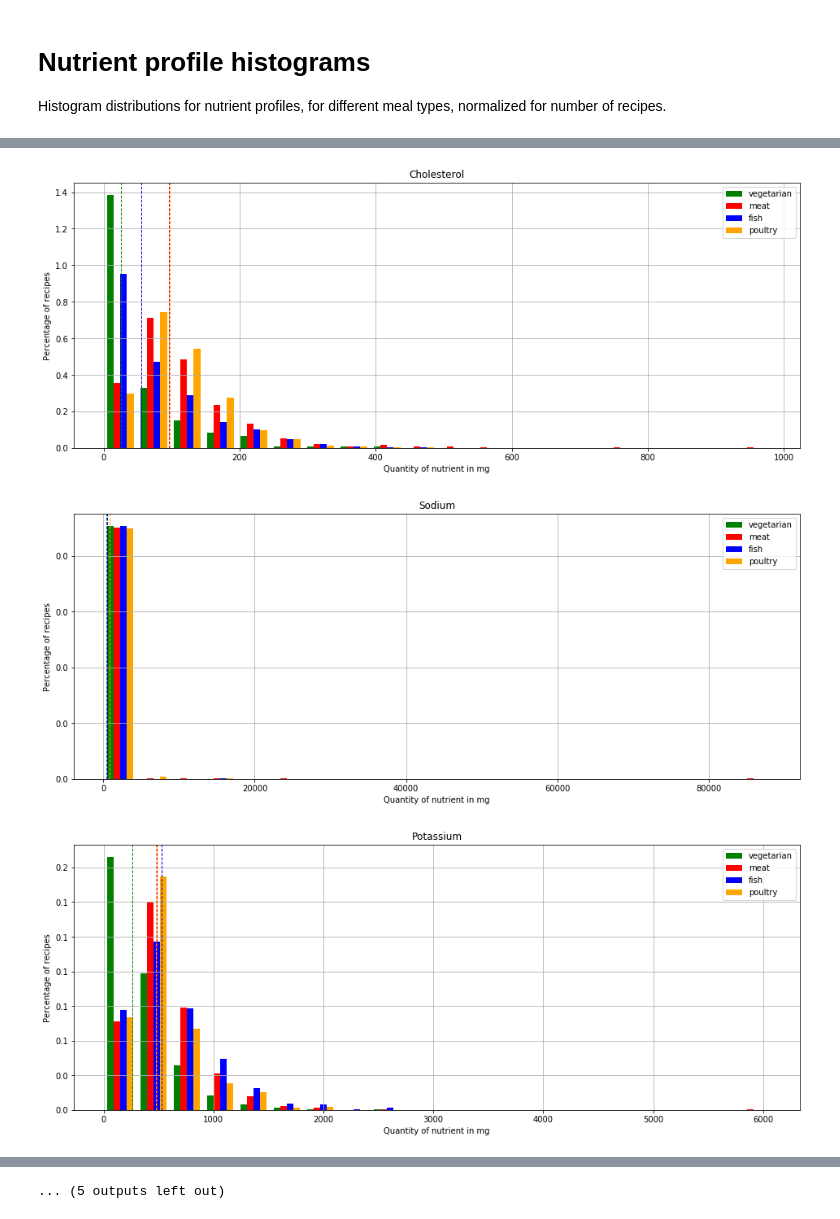
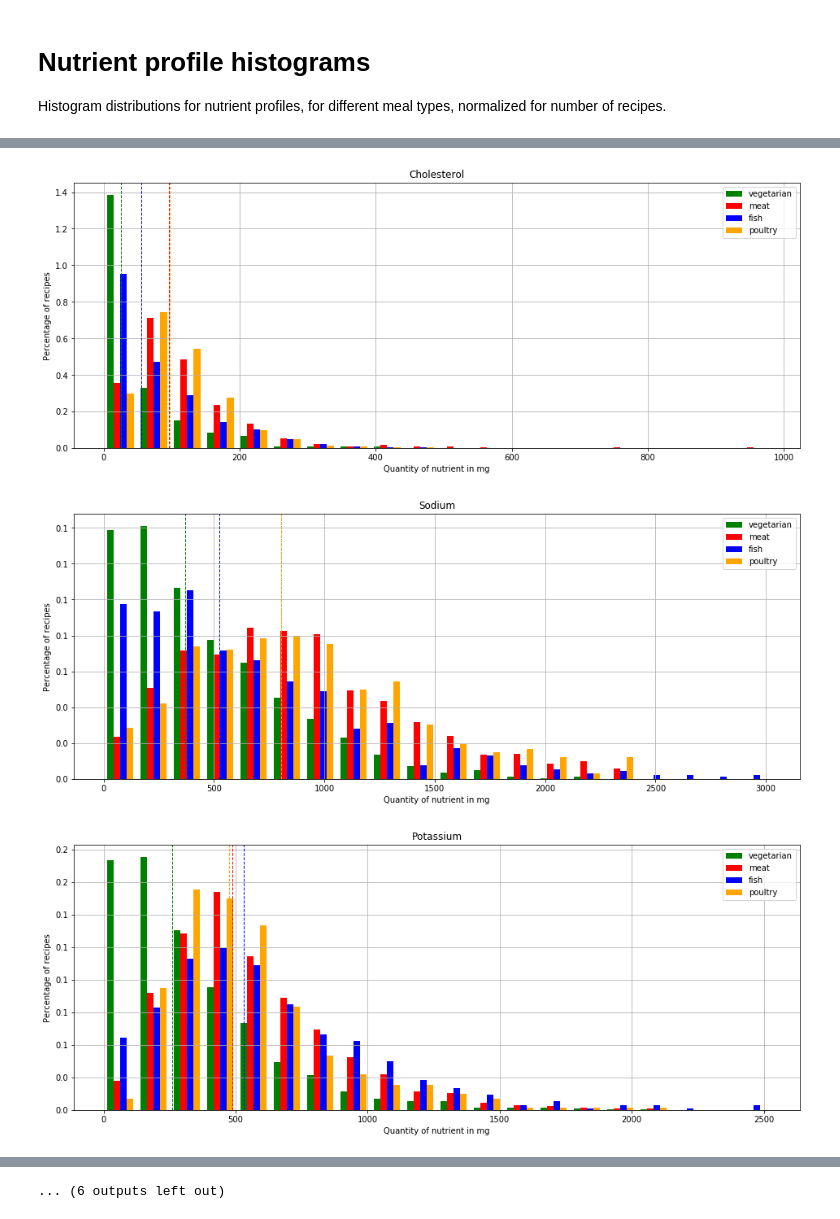
Before and after one commit to strefele/ADA2018-Project, a Jupyter notebook: Data_Analysis.ipynb, the cells around one changed output, grey strips where cells are left out. Drawn from its saved outputs; the diff is of its cells as text; code cells hidden in the pictures.

Commit message:
limit amounts to 99 quantiles, also added vitamin a

```diff
--- a/Data_Analysis.ipynb
+++ b/Data_Analysis.ipynb
@@ -152,5 +150,3 @@ Vitamin A will be completely ignored since it is given in IU. This unit will no
-# %%
-dinner_nutrients_df = dinner_nutrients_df[dinner_nutrients_df.nutrient != "Vitamin A"]
 # %%
 #Remove the letters m, c, g, I, U from the string amount and convert it to a float
 dinner_nutrients_df.amount = dinner_nutrients_df.amount.apply(lambda x: re.sub('[mcgIU]','', x))
@@ -222,9 +218,6 @@ def clean_data(nutrients_df, ingredients_df):
 
     nutrients_df = nutrients_df.drop(["Unnamed: 0"], axis=1)
     ingredients_df = ingredients_df.drop(["Unnamed: 0"], axis=1)
-
-    #Drop vitamin A
-    nutrients_df = nutrients_df[nutrients_df.nutrient != "Vitamin A"]
 
     #Remove the letters m, c, g, I, U from the string amount and convert it to a float
     nutrients_df.amount = nutrients_df.amount.apply(lambda x: re.sub('[mcgIU]','', x))
@@ -499,21 +503,37 @@ plt.savefig('graphs/proteinHist')
 # Nutrient profile histograms
 
 Histogram distributions for nutrient profiles, for different meal types, normalized for number of recipes.
+# %%
+vege_nutrients['amount'].quantile(0.99)
+
+vege_nutrients_filter = vege_nutrients.loc[vege_nutrients.amount < vege_nutrients['amount'].quantile(0.99)]
+meat_nutrients_filter = meat_nutrients.loc[meat_nutrients.amount < meat_nutrients['amount'].quantile(0.99)]
+fish_nutrients_filter = fish_nutrients.loc[fish_nutrients.amount < fish_nutrients['amount'].quantile(0.99)]
+poultry_nutrients_filter = poultry_nutrients.loc[poultry_nutrients.amount < poultry_nutrients['amount']
+                                                 .quantile(0.99)]
 # %%
-nutrients_dfs = [vege_nutrients, meat_nutrients, fish_nutrients, poultry_nutrients]
+nutrients_dfs = [vege_nutrients_filter, meat_nutrients_filter, fish_nutrients_filter, poultry_nutrients_filter]
 
-def nutrients_histograms(nutrientName, unit):
+def nutrients_histograms(nutrientName, unit, nutrients_dfs):
+    """
+    Create histogram for the given nutrient, for all given meal types.
+    Also show the median value for each meal type.
+    IN: name of the nutrient, its unit, and list of meal types in the format 'vegetarian', 'meat', 'fish', 'poultry'
+    OUT: histograms showing the distribution of the nutrient for each meal type, and its median
+    """
+
+
     plt.figure(figsize=(16,6));
     ax = plt.gca();
 
 
-    vege_nutrient = vege_nutrients.where(vege_nutrients['nutrient'] == nutrientName).dropna().reset_index(drop=True);
+    vege_nutrient = nutrients_dfs[0].where(nutrients_dfs[0]['nutrient'] == nutrientName).dropna().reset_index(drop=True);
     vege_median = vege_nutrient.amount.median()
-    meat_nutrient = meat_nutrients.where(meat_nutrients['nutrient'] == nutrientName).dropna().reset_index(drop=True);
+    meat_nutrient = nutrients_dfs[1].where(nutrients_dfs[1]['nutrient'] == nutrientName).dropna().reset_index(drop=True);
     meat_median = meat_nutrient.amount.median()
-    fish_nutrient = fish_nutrients.where(fish_nutrients['nutrient'] == nutrientName).dropna().reset_index(drop=True);
+    fish_nutrient = nutrients_dfs[2].where(nutrients_dfs[2]['nutrient'] == nutrientName).dropna().reset_index(drop=True);
     fish_median = fish_nutrient.amount.median()
-    poultry_nutrient = poultry_nutrients.where(poultry_nutrients['nutrient'] == nutrientName).dropna().reset_index(drop=True);
+    poultry_nutrient = nutrients_dfs[3].where(nutrients_dfs[3]['nutrient'] == nutrientName).dropna().reset_index(drop=True);
     poultry_median = poultry_nutrient.amount.median()
     graph = plt.hist([vege_nutrient['amount'], meat_nutrient['amount'], fish_nutrient['amount'],
                       poultry_nutrient['amount']], bins=20, color= ['green','red','blue','orange'],
@@ -537,18 +557,19 @@ def nutrients_histograms(nutrientName, unit):
     return graph
 # %%
 nutrientList = list(poultry_nutrients.nutrient.unique())
-nutrientUnits = ['g', 'g', 'mg', 'mg', 'mg', 'g', 'g', 'g', 'g', 'mg', 'mg', 'mg', 'mg', 'mg', 'mg', 'mg', 'mcg']
+nutrientUnits = ['g', 'g', 'mg', 'mg', 'mg', 'g', 'g', 'g', 'g', 'IU', 'mg', 'mg', 'mg', 'mg', 'mg', 'mg', 'mg',
+                 'mcg']
 nutrientUnits_df = pd.DataFrame([nutrientList, nutrientUnits]).T
 nutrientUnits_df.columns=['nutrient', 'unit']
 
 for index,row in nutrientUnits_df.iterrows():
-    nutrients_histograms(row['nutrient'], row['unit'])
+    nutrients_histograms(row['nutrient'], row['unit'], nutrients_dfs)
 # %% [output]
 [figure]
 [figure]
 [figure]
-[figure, old version]
+[figure, new version]
-[figure, old version]
+[figure, new version]
 [figure]
 [figure]
 [figure]
@@ -559 +580 @@ for index,row in nutrientUnits_df.iterrows():
-... (5 outputs left out)
+... (6 outputs left out)
```
Also changed, not shown: parts of 4 cells of this notebook, 3 other files.
